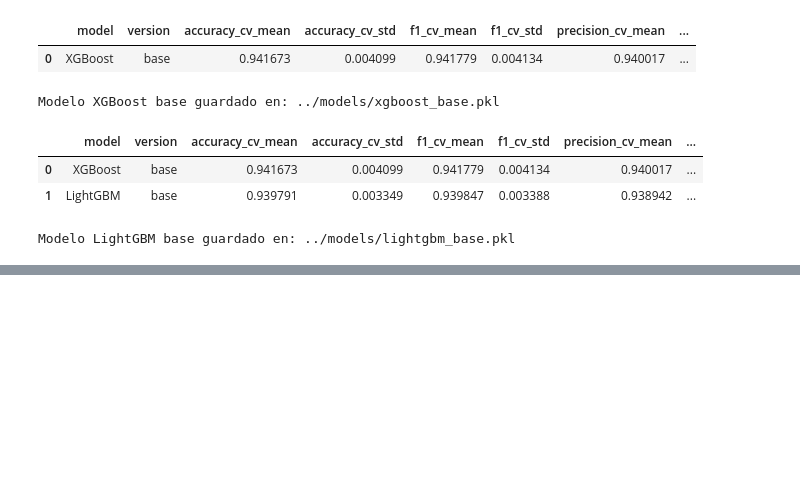
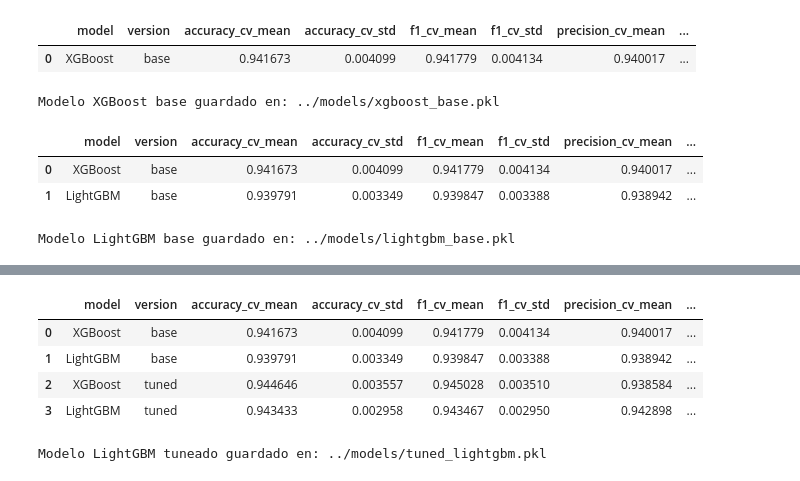
Before and after one commit to pucp-datanalytics/dp261-g4, a Jupyter notebook: notebooks/13_ensembles.ipynb, the cells around one changed output, grey strips where cells are left out. Cells and saved outputs as stored; diff of their text form; code cells hidden in the pictures; blank space fills up the shorter version.

Commit message:
PB-14 tune XGBoost and LightGBM models

```diff
--- a/notebooks/13_ensembles.ipynb
+++ b/notebooks/13_ensembles.ipynb
@@ -226,0 +268,19 @@ Se utiliza F1-score como métrica principal, ya que permite equilibrar precision
+# %%
+best_xgb = random_xgb.best_estimator_
+
+xgb_tuned_result = evaluate_model_cv(
+    model=best_xgb,
+    X=X,
+    y=y,
+    cv=cv,
+    scoring=scoring,
+    model_name="XGBoost",
+    version="tuned"
+)
+
+xgb_tuned_result["best_params"] = str(random_xgb.best_params_)
+xgb_tuned_result["model_path"] = XGB_TUNED_PATH
+
+results.append(xgb_tuned_result)
+
+pd.DataFrame(results)
@@ -226,0 +292,7 @@ Se utiliza F1-score como métrica principal, ya que permite equilibrar precision
+# %%
+if not os.path.exists(XGB_TUNED_PATH):
+    best_xgb.fit(X, y)
+    joblib.dump(best_xgb, XGB_TUNED_PATH)
+    print(f"Modelo XGBoost tuneado guardado en: {XGB_TUNED_PATH}")
+else:
+    print(f"El modelo XGBoost tuneado ya existe en: {XGB_TUNED_PATH}")
@@ -226,0 +347,34 @@ Se utiliza F1-score como métrica principal, ya que permite equilibrar precision
+# %%
+best_lgbm = random_lgbm.best_estimator_
+
+lgbm_tuned_result = evaluate_model_cv(
+    model=best_lgbm,
+    X=X,
+    y=y,
+    cv=cv,
+    scoring=scoring,
+    model_name="LightGBM",
+    version="tuned"
+)
+
+lgbm_tuned_result["best_params"] = str(random_lgbm.best_params_)
+lgbm_tuned_result["model_path"] = LGBM_TUNED_PATH
+
+results.append(lgbm_tuned_result)
+
+pd.DataFrame(results)
+# %% [output]
+|  | model | version | accuracy_cv_mean | accuracy_cv_std | f1_cv_mean | f1_cv_std | precision_cv_mean | ... |
+| 0 | XGBoost | base | 0.941673 | 0.004099 | 0.941779 | 0.004134 | 0.940017 | ... |
+| 1 | LightGBM | base | 0.939791 | 0.003349 | 0.939847 | 0.003388 | 0.938942 | ... |
+| 2 | XGBoost | tuned | 0.944646 | 0.003557 | 0.945028 | 0.003510 | 0.938584 | ... |
+| 3 | LightGBM | tuned | 0.943433 | 0.002958 | 0.943467 | 0.002950 | 0.942898 | ... |
+# %%
+if not os.path.exists(LGBM_TUNED_PATH):
+    best_lgbm.fit(X, y)
+    joblib.dump(best_lgbm, LGBM_TUNED_PATH)
+    print(f"Modelo LightGBM tuneado guardado en: {LGBM_TUNED_PATH}")
+else:
+    print(f"El modelo LightGBM tuneado ya existe en: {LGBM_TUNED_PATH}")
+# %% [output]
+Modelo LightGBM tuneado guardado en: ../models/tuned_lightgbm.pkl
```
Also changed, not shown: parts of 16 cells of this notebook, 4 other files.
